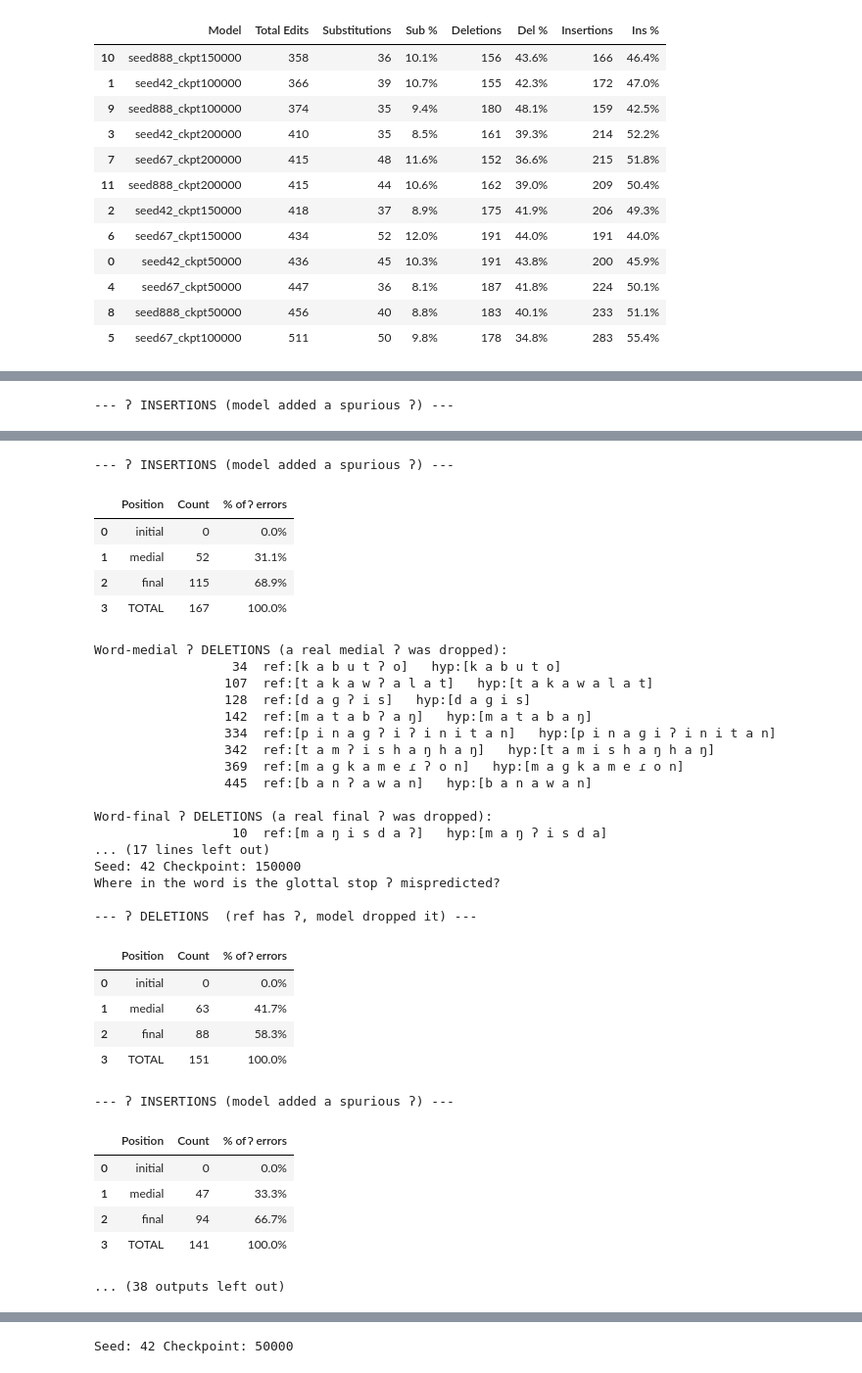
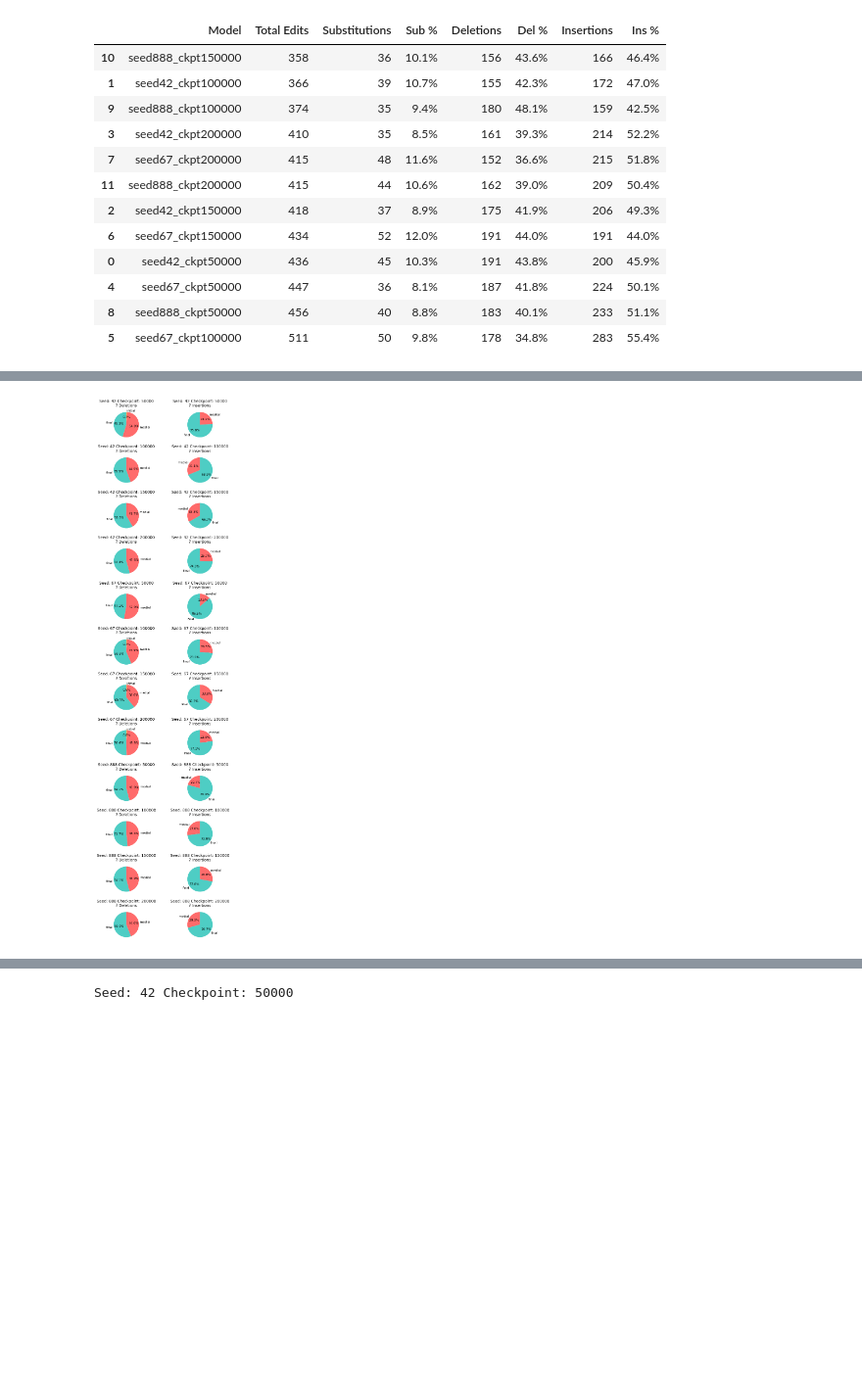
Before and after one commit to OutForMilks/Hunger, a Jupyter notebook: notebooks/per_model_eval.ipynb, the cells around one changed output, grey strips where cells are left out. Shown at 98% size. Saved outputs shown, nothing was run; the diff lists cells and outputs as text; code cells hidden in the pictures; blank space fills up the shorter version.

```diff
--- a/notebooks/per_model_eval.ipynb
+++ b/notebooks/per_model_eval.ipynb
@@ -443,8 +443,14 @@ display(summary_df)
 | 8 | seed888_ckpt50000 | 456 | 40 | 8.8% | 183 | 40.1% | 233 | 51.1% |
 | 5 | seed67_ckpt100000 | 511 | 50 | 9.8% | 178 | 34.8% | 283 | 55.4% |
 # %%
-fig, axes = plt.subplots(3, 4, figsize=(20, 15))
+fig, axes = plt.subplots(3, 8, figsize=(6, 20))
 axes = axes.flatten()
+
+color_map = {
+    'initial': '#FFB347',
+    'medial': '#FF6B6B',
+    'final': '#4ECDC4'
+}
 
 for i, (ax, df) in enumerate(zip(axes, checkpoint_dfs)):
     refs_list = [str(x).strip().split() for x in df["target_ref"]]
@@ -486,23 +492,27 @@ for i, (ax, df) in enumerate(zip(axes, checkpoint_dfs)):
             if b != "*":
                 hi += 1
 
-    print(f"Seed: {seed_ckpts[i][0]} Checkpoint: {seed_ckpts[i][1]} ")
-    print("Where in the word is the glottal stop ʔ mispredicted?\n")
-    display(_pos_table(del_pos, "ʔ DELETIONS  (ref has ʔ, model dropped it)"))
-    display(_pos_table(ins_pos, "ʔ INSERTIONS (model added a spurious ʔ)"))
+    #rint(f"Seed: {seed_ckpts[i][0]} Checkpoint: {seed_ckpts[i][1]} ")
+    #print("Where in the word is the glottal stop ʔ mispredicted?\n")
+    #display(_pos_table(del_pos, "ʔ DELETIONS  (ref has ʔ, model dropped it)"))
+    #display(_pos_table(ins_pos, "ʔ INSERTIONS (model added a spurious ʔ)"))
 
-    # Concrete word-final examples: every one is a vowel-final spelling, so the same
-    # surface cue maps to opposite correct answers — unsolvable from orthography alone.
-    print("\nWord-medial ʔ DELETIONS (a real medial ʔ was dropped):")
-    for w, r, h in del_medial_examples:
-        print(f"    {w:16}  ref:[{r}]   hyp:[{h}]")
+    ax1 = axes[i*2]
 
+    labels = list(del_pos.keys())
+    sizes = list(del_pos.values())
+    colors = [color_map[label] for label in labels]
+    ax1.pie(sizes, labels=labels, autopct='%1.1f%%', startangle=90, colors=colors[:len(labels)],  textprops={'fontsize': 8})
+    ax1.set_title(f"Seed: {seed_ckpts[i][0]} Checkpoint: {seed_ckpts[i][1]}\nʔ Deletions", fontsize=10)
 
-    print("\nWord-final ʔ DELETIONS (a real final ʔ was dropped):")
-    for w, r, h in del_final_examples:
-        print(f"    {w:16}  ref:[{r}]   hyp:[{h}]")
+    ax2 = axes[i*2 + 1]
 
-    print("\nWord-final ʔ INSERTIONS (a bogus final ʔ was added):")
-    for w, r, h in ins_final_examples:
-        print(f"    {w:16}  ref:[{r}]   hyp:[{h}]")
+    labels = list(ins_pos.keys())
+    sizes = list(ins_pos.values())
+    colors = [color_map[label] for label in labels]
+    ax2.pie(sizes, labels=labels, autopct='%1.1f%%', startangle=90, colors=colors[:len(labels)],  textprops={'fontsize': 8})
+    ax2.set_title(f"Seed: {seed_ckpts[i][0]} Checkpoint: {seed_ckpts[i][1]}\nʔ Insertions", fontsize=10)
+
+plt.tight_layout()
+plt.show()
 # %% [output]
@@ -518 +518,0 @@ Where in the word is the glottal stop ʔ mispredicted?
---- ʔ INSERTIONS (model added a spurious ʔ) ---
@@ -546,35 +519 @@ Where in the word is the glottal stop ʔ mispredicted?
---- ʔ INSERTIONS (model added a spurious ʔ) ---
-|  | Position | Count | % of ʔ errors |
-| 0 | initial | 0 | 0.0% |
-| 1 | medial | 52 | 31.1% |
-| 2 | final | 115 | 68.9% |
-| 3 | TOTAL | 167 | 100.0% |
-Word-medial ʔ DELETIONS (a real medial ʔ was dropped):
-                  34  ref:[k a b u t ʔ o]   hyp:[k a b u t o]
-                 107  ref:[t a k a w ʔ a l a t]   hyp:[t a k a w a l a t]
-                 128  ref:[d a ɡ ʔ i s]   hyp:[d a ɡ i s]
-                 142  ref:[m a t a b ʔ a ŋ]   hyp:[m a t a b a ŋ]
-                 334  ref:[p i n a ɡ ʔ i ʔ i n i t a n]   hyp:[p i n a ɡ i ʔ i n i t a n]
-                 342  ref:[t a m ʔ i s h a ŋ h a ŋ]   hyp:[t a m i s h a ŋ h a ŋ]
-                 369  ref:[m a ɡ k a m e ɾ ʔ o n]   hyp:[m a ɡ k a m e ɾ o n]
-                 445  ref:[b a n ʔ a w a n]   hyp:[b a n a w a n]
-
-Word-final ʔ DELETIONS (a real final ʔ was dropped):
-                  10  ref:[m a ŋ i s d a ʔ]   hyp:[m a ŋ ʔ i s d a]
-... (17 lines left out)
-Seed: 42 Checkpoint: 150000
-Where in the word is the glottal stop ʔ mispredicted?
-
---- ʔ DELETIONS  (ref has ʔ, model dropped it) ---
-|  | Position | Count | % of ʔ errors |
-| 0 | initial | 0 | 0.0% |
-| 1 | medial | 63 | 41.7% |
-| 2 | final | 88 | 58.3% |
-| 3 | TOTAL | 151 | 100.0% |
---- ʔ INSERTIONS (model added a spurious ʔ) ---
-|  | Position | Count | % of ʔ errors |
-| 0 | initial | 0 | 0.0% |
-| 1 | medial | 47 | 33.3% |
-| 2 | final | 94 | 66.7% |
-| 3 | TOTAL | 141 | 100.0% |
-... (38 outputs left out)
+[figure, added]
```
Also changed, not shown: parts of 2 cells of this notebook.
